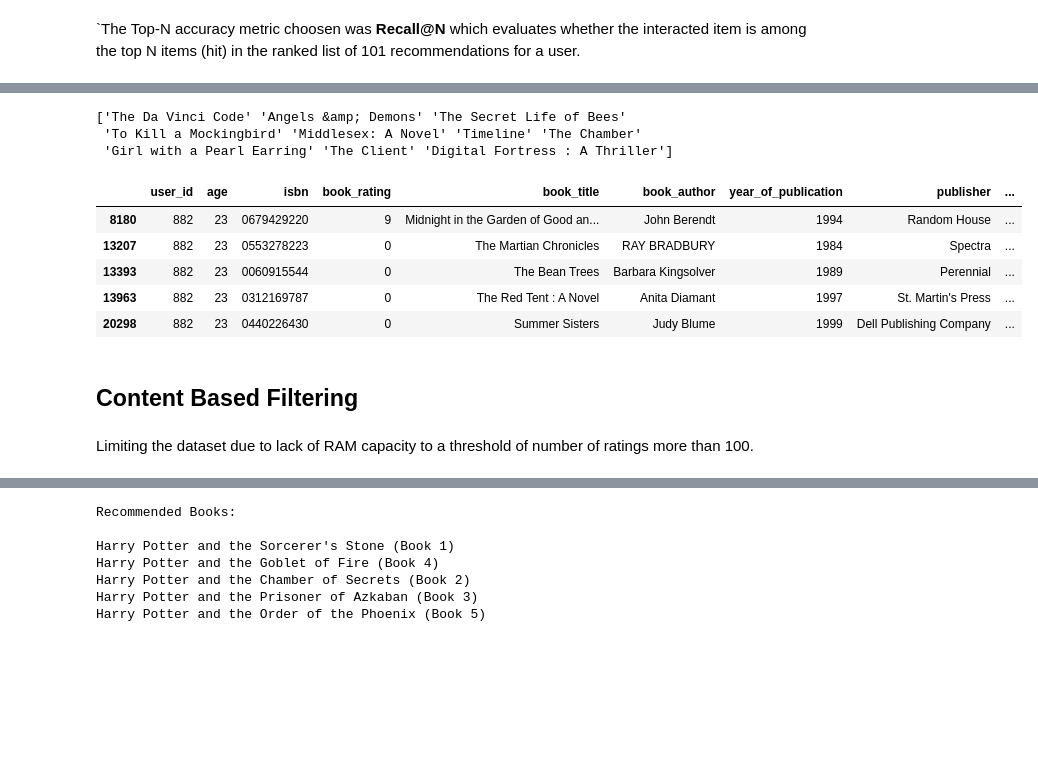
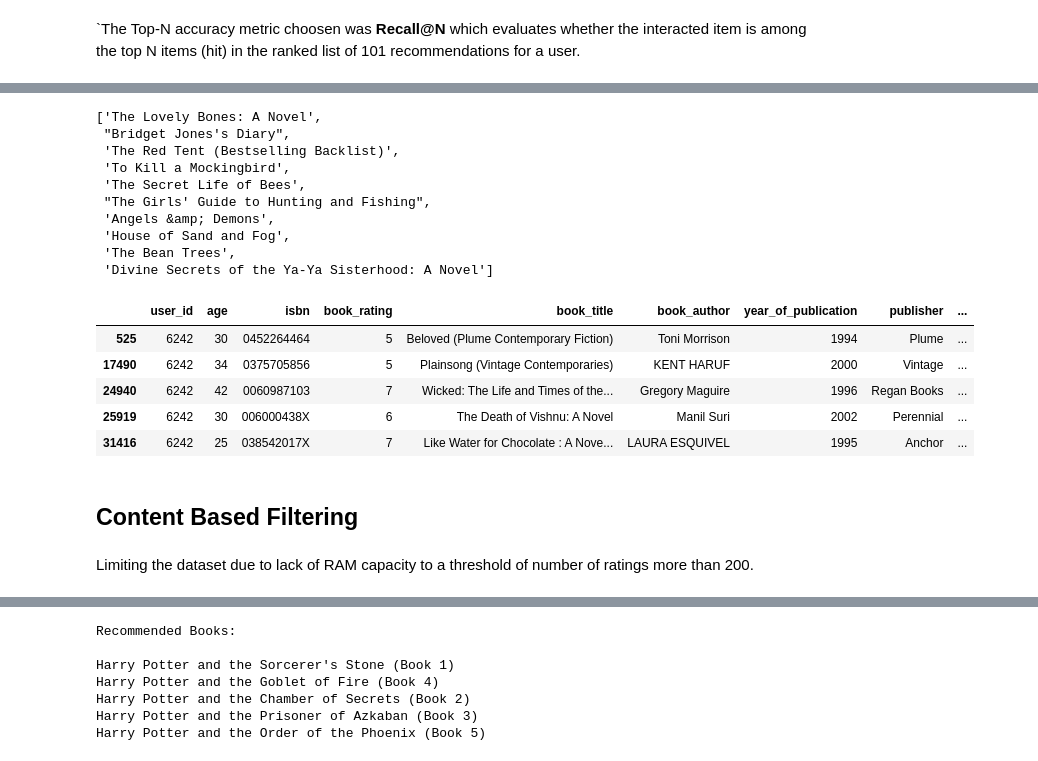
Before and after one commit to sahu-vishal/Book-Recommendation-System, a Jupyter notebook: Book_Recommendation_System.ipynb, the cells around one changed output, grey strips where cells are left out. Saved outputs shown, nothing was run; the diff lists cells and outputs as text; code cells hidden in the pictures; blank space fills up the shorter version.

```diff
--- a/Book_Recommendation_System.ipynb
+++ b/Book_Recommendation_System.ipynb
@@ -417,3 +487,6 @@ merged_df[(merged_df['year_of_publication'] == 'DK Publishing Inc') | (merged_df
 | 913994 | 137190 | 31.0 | 2070426769 | 0 | Peuple du ciel, suivi de 'Les Ber... | 2003 | Gallimard | http://images.amazon.com/images/P... | ... |
 | 946370 | 169663 | NaN | 078946697X | 0 | DK Readers: Creating the X-Men, H... | 2000 | DK Publishing Inc | http://images.amazon.com/images/P... | ... |
 | 946371 | 227771 | 19.0 | 078946697X | 7 | DK Readers: Creating the X-Men, H... | 2000 | DK Publishing Inc | http://images.amazon.com/images/P... | ... |
+# %%
+pd.set_option('display.max_colwidth', -1)
+df_books.head()
@@ -584,12 +665,12 @@ Explicit ratings have been used because we don't want to recommend a book having
 # %%
 # Create column average ratings using groupby on book title because some of the books have same book title but different isbn number
-explicit_ratings_df['avg_ratings'] = explicit_ratings_df.groupby('book_title')['book_rating'].transform('mean')
+merged_df['avg_ratings'] = merged_df.groupby('book_title')['book_rating'].transform('mean')
 
 # Create column number of ratings
-explicit_ratings_df['no_of_ratings'] = explicit_ratings_df.groupby('book_title')['book_rating'].transform('count')
+merged_df['no_of_ratings'] = merged_df.groupby('book_title')['book_rating'].transform('count')
 
 # Create new data frame popular_df
-popular_df = explicit_ratings_df[['book_title','avg_ratings','no_of_ratings']]
+popular_df = merged_df[['book_title','avg_ratings','no_of_ratings']]
 # %%
 # Drop duplicate books
 popular_df.drop_duplicates('book_title',inplace=True)
@@ -1122,22 +1223,29 @@ Global metrics:
 # %%
-rec = cf_recommender_model.recommend_items(882)
-rec = le.inverse_transform(rec['book_title'])
-print(rec)
+rec = cf_recommender_model.recommend_items(6242)
+rec = le.inverse_transform(rec['book_title']).tolist()
+rec
 # %% [output]
-['The Da Vinci Code' 'Angels &amp; Demons' 'The Secret Life of Bees'
- 'To Kill a Mockingbird' 'Middlesex: A Novel' 'Timeline' 'The Chamber'
- 'Girl with a Pearl Earring' 'The Client' 'Digital Fortress : A Thriller']
+['The Lovely Bones: A Novel',
+ "Bridget Jones's Diary",
+ 'The Red Tent (Bestselling Backlist)',
+ 'To Kill a Mockingbird',
+ 'The Secret Life of Bees',
+ "The Girls' Guide to Hunting and Fishing",
+ 'Angels &amp; Demons',
+ 'House of Sand and Fog',
+ 'The Bean Trees',
+ 'Divine Secrets of the Ya-Ya Sisterhood: A Novel']
 # %%
-merged_df[merged_df['user_id']==882].head()
+merged_df[merged_df['user_id']==6242].head()
 # %% [output]
 |  | user_id | age | isbn | book_rating | book_title | book_author | year_of_publication | publisher | ... |
-| 8180 | 882 | 23 | 0679429220 | 9 | Midnight in the Garden of Good an... | John Berendt | 1994 | Random House | ... |
-| 13207 | 882 | 23 | 0553278223 | 0 | The Martian Chronicles | RAY BRADBURY | 1984 | Spectra | ... |
-| 13393 | 882 | 23 | 0060915544 | 0 | The Bean Trees | Barbara Kingsolver | 1989 | Perennial | ... |
-| 13963 | 882 | 23 | 0312169787 | 0 | The Red Tent : A Novel | Anita Diamant | 1997 | St. Martin's Press | ... |
-| 20298 | 882 | 23 | 0440226430 | 0 | Summer Sisters | Judy Blume | 1999 | Dell Publishing Company | ... |
+| 525 | 6242 | 30 | 0452264464 | 5 | Beloved (Plume Contemporary Fiction) | Toni Morrison | 1994 | Plume | ... |
+| 17490 | 6242 | 34 | 0375705856 | 5 | Plainsong (Vintage Contemporaries) | KENT HARUF | 2000 | Vintage | ... |
+| 24940 | 6242 | 42 | 0060987103 | 7 | Wicked: The Life and Times of the... | Gregory Maguire | 1996 | Regan Books | ... |
+| 25919 | 6242 | 30 | 006000438X | 6 | The Death of Vishnu: A Novel | Manil Suri | 2002 | Perennial | ... |
+| 31416 | 6242 | 25 | 038542017X | 7 | Like Water for Chocolate : A Nove... | LAURA ESQUIVEL | 1995 | Anchor | ... |
 # %% [markdown]
 ## **Content Based Filtering**
 # %% [markdown]
-Limiting the dataset due to lack of RAM capacity to a threshold of number of ratings more than 100.
+Limiting the dataset due to lack of RAM capacity to a threshold of number of ratings more than 200.
 # %%
```
Also changed, not shown: parts of 110 cells of this notebook.
